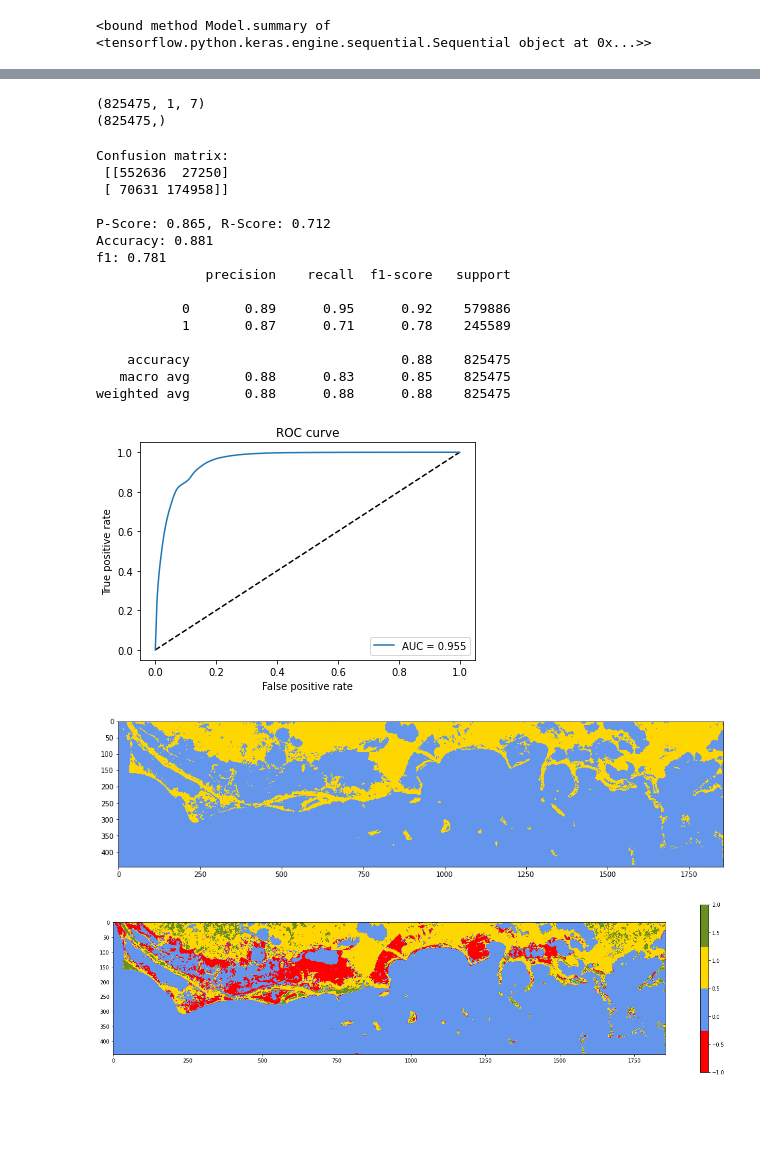
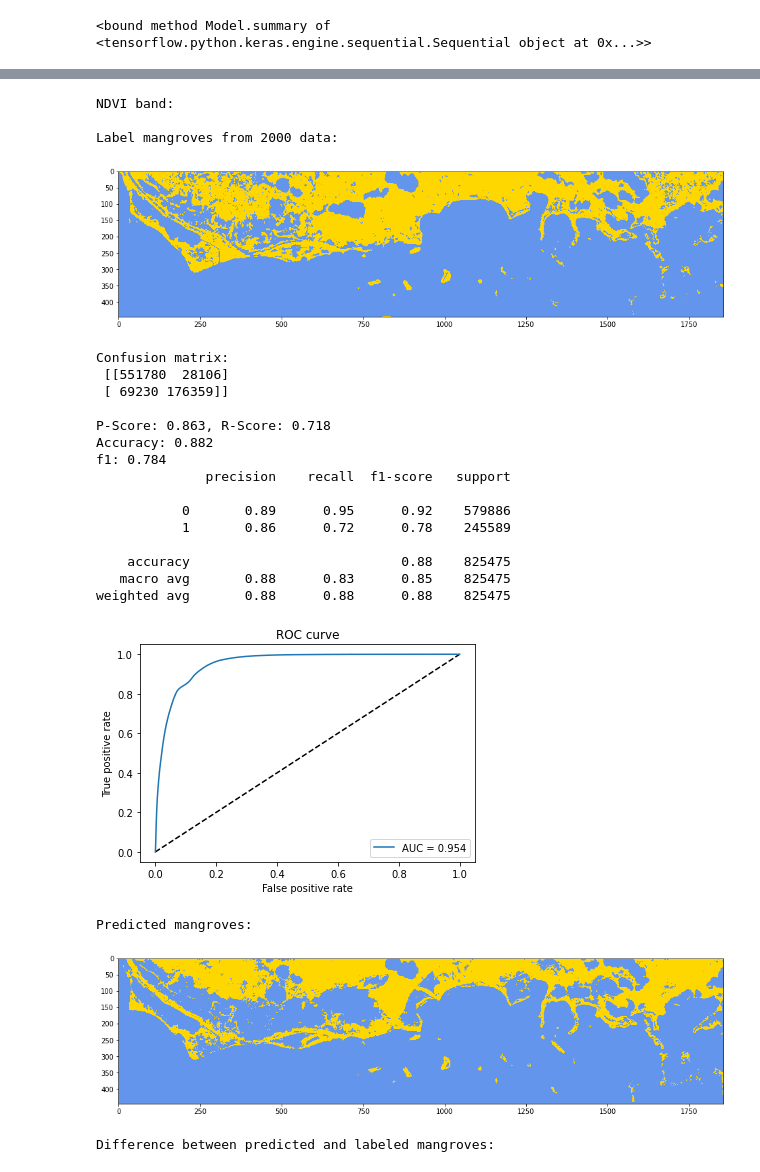
Before and after one commit to nkinnaird/MangroveClassification, a Jupyter notebook: code/firstNN.ipynb, the cells around one changed output, grey strips where cells are left out. Drawn from its saved outputs; the diff is of its cells as text; code cells hidden in the pictures; blank space fills up the shorter version.

Commit message:
Moved prediction on image to new method containing every step, removed test_classification notebook which was pretty much empty.

```diff
--- a/code/firstNN.ipynb
+++ b/code/firstNN.ipynb
@@ -330,41 +363,0 @@ plotMangroveBand(labels_test)
-# %%
-# change dimensions of input
-features_test_input = changeDimension(features_test)
-labels_test_input = changeDimension(labels_test)
-
-# reshape it as an additional step for input into the NN
-features_test_input = features_test_input.reshape((features_test_input.shape[0], 1, nBands))
-
-print(features_test_input.shape)
-print(labels_test_input.shape)
-
-# normalize bands for test image
-if input_bands == main_bands:
-  features_test_input = normalizeUInt16Band(features_test_input)
-# %% [output]
-(825475, 1, 7)
-(825475,)
-# %%
-# predict on test image
-predicted_test_image_prob = model.predict(features_test_input)
-predicted_test_image_prob = predicted_test_image_prob[:,1]
-
-printClassificationMetrics(labels_test_input, predicted_test_image_prob)
-makeROCPlot(labels_test_input, predicted_test_image_prob)
-# %% [output]
-Confusion matrix:
- [[552636  27250]
- [ 70631 174958]]
-
-P-Score: 0.865, R-Score: 0.712
-Accuracy: 0.881
-f1: 0.781
-              precision    recall  f1-score   support
-
-           0       0.89      0.95      0.92    579886
-           1       0.87      0.71      0.78    245589
-
-    accuracy                           0.88    825475
-   macro avg       0.88      0.83      0.85    825475
-weighted avg       0.88      0.88      0.88    825475
-[figure, removed]
@@ -375,10 +364,29 @@ prediction_test_image_2d = np.reshape(predicted_test_image_aboveThresh, (ds_labe
-# %%
-# plot predicted mangroves
-plotMangroveBand(prediction_test_image_2d)
-# %% [output]
-[figure, removed]
-# %%
-# plot difference in predicted and actual
-plotDifference(labels_test, prediction_test_image_2d)
-# %% [output]
-[figure, removed]
+# %%
+# apply model to new images
+predictOnImage(model, "/content/drive/MyDrive/MangroveClassification/Images/Florida_1_2020.tif")
+# predictOnImage(model, "/content/drive/MyDrive/MangroveClassification/Images/Florida_3_2000.tif")
+# predictOnImage(model, "/content/drive/MyDrive/MangroveClassification/Images/Florida_3_2020.tif")
+# %% [output]
+NDVI band:
+
+Label mangroves from 2000 data:
+[figure, added]
+Confusion matrix:
+ [[551780  28106]
+ [ 69230 176359]]
+
+P-Score: 0.863, R-Score: 0.718
+Accuracy: 0.882
+f1: 0.784
+              precision    recall  f1-score   support
+
+           0       0.89      0.95      0.92    579886
+           1       0.86      0.72      0.78    245589
+
+    accuracy                           0.88    825475
+   macro avg       0.88      0.83      0.85    825475
+weighted avg       0.88      0.88      0.88    825475
+[figure, added]
+Predicted mangroves:
+[figure, added]
+Difference between predicted and labeled mangroves:
```
Also changed, not shown: parts of 12 cells of this notebook, 1 other file.
